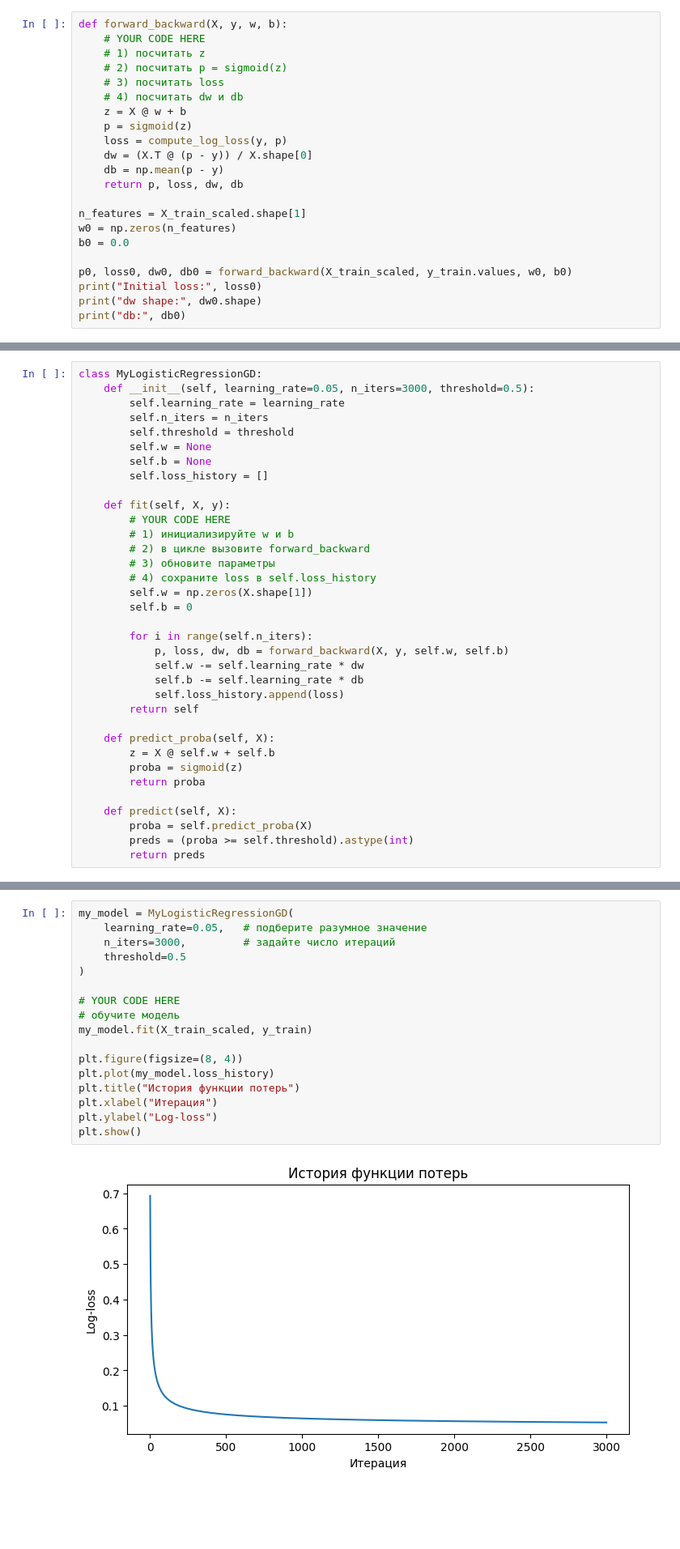
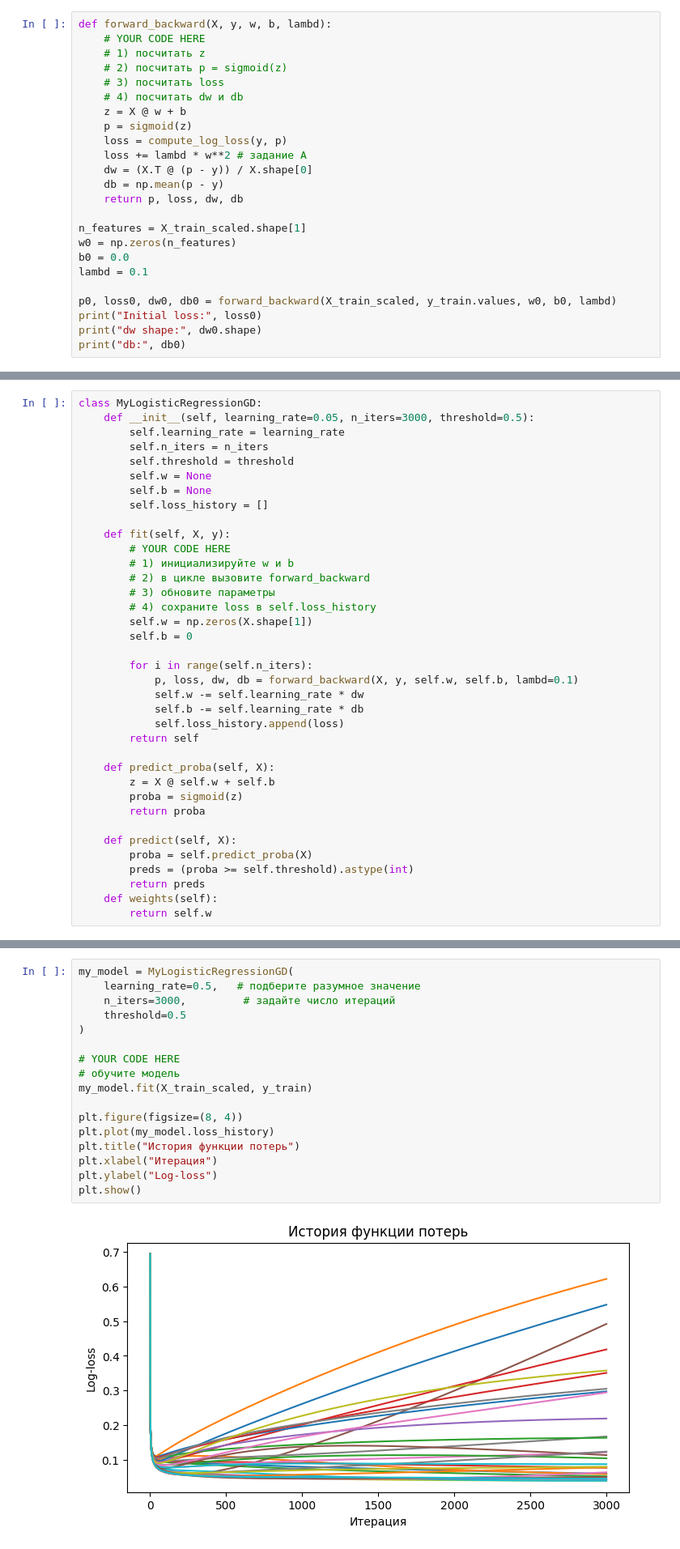
Before and after one commit to topj0bstule/ML_Course, a Jupyter notebook: hw07_/logreg_practice_student.ipynb, the cells around one changed output, grey strips where cells are left out. Shown at 81% size. Drawn from its saved outputs; the diff is of its cells as text; blank space fills up the shorter version.

```diff
--- a/hw07_/logreg_practice_student.ipynb
+++ b/hw07_/logreg_practice_student.ipynb
@@ -242,7 +242,7 @@ rac{1}{n}\sum(\hat{p} - y)
 - loss,
 - градиенты `dw`, `db`.
 # %%
-def forward_backward(X, y, w, b):
+def forward_backward(X, y, w, b, lambd):
     # YOUR CODE HERE
     # 1) посчитать z
     # 2) посчитать p = sigmoid(z)
@@ -251,6 +251,7 @@ def forward_backward(X, y, w, b):
     z = X @ w + b
     p = sigmoid(z)
     loss = compute_log_loss(y, p)
+    loss += lambd * w**2 # задание A
     dw = (X.T @ (p - y)) / X.shape[0]
     db = np.mean(p - y)
     return p, loss, dw, db
@@ -258,8 +259,9 @@ def forward_backward(X, y, w, b):
 n_features = X_train_scaled.shape[1]
 w0 = np.zeros(n_features)
 b0 = 0.0
+lambd = 0.1
 
-p0, loss0, dw0, db0 = forward_backward(X_train_scaled, y_train.values, w0, b0)
+p0, loss0, dw0, db0 = forward_backward(X_train_scaled, y_train.values, w0, b0, lambd)
 print("Initial loss:", loss0)
 print("dw shape:", dw0.shape)
 print("db:", db0)
@@ -299,7 +305,7 @@ class MyLogisticRegressionGD:
         self.b = 0
 
         for i in range(self.n_iters):
-            p, loss, dw, db = forward_backward(X, y, self.w, self.b)
+            p, loss, dw, db = forward_backward(X, y, self.w, self.b, lambd=0.1)
             self.w -= self.learning_rate * dw
             self.b -= self.learning_rate * db
             self.loss_history.append(loss)
@@ -314,6 +320,8 @@ class MyLogisticRegressionGD:
         proba = self.predict_proba(X)
         preds = (proba >= self.threshold).astype(int)
         return preds
+    def weights(self):
+        return self.w
 # %% [markdown]
 ## Шаг 6. Обучаем свою модель
 
@@ -322,23 +330,23 @@ class MyLogisticRegressionGD:
 - какое качество получается на test.
 # %%
 my_model = MyLogisticRegressionGD(
-    learning_rate=0.05,   # подберите разумное значение
+    learning_rate=0.5,   # подберите разумное значение
     n_iters=3000,         # задайте число итераций
     threshold=0.5
 )
 
 # YOUR CODE HERE
 # обучите модель
 my_model.fit(X_train_scaled, y_train)
 
 plt.figure(figsize=(8, 4))
 plt.plot(my_model.loss_history)
 plt.title("История функции потерь")
 plt.xlabel("Итерация")
 plt.ylabel("Log-loss")
 plt.show()
 # %% [output]
-[figure, old version]
+[figure, new version]
 # %% [markdown]
 ## Шаг 7. Оценка качества своей модели
 
```
Also changed, not shown: parts of 9 cells of this notebook.
